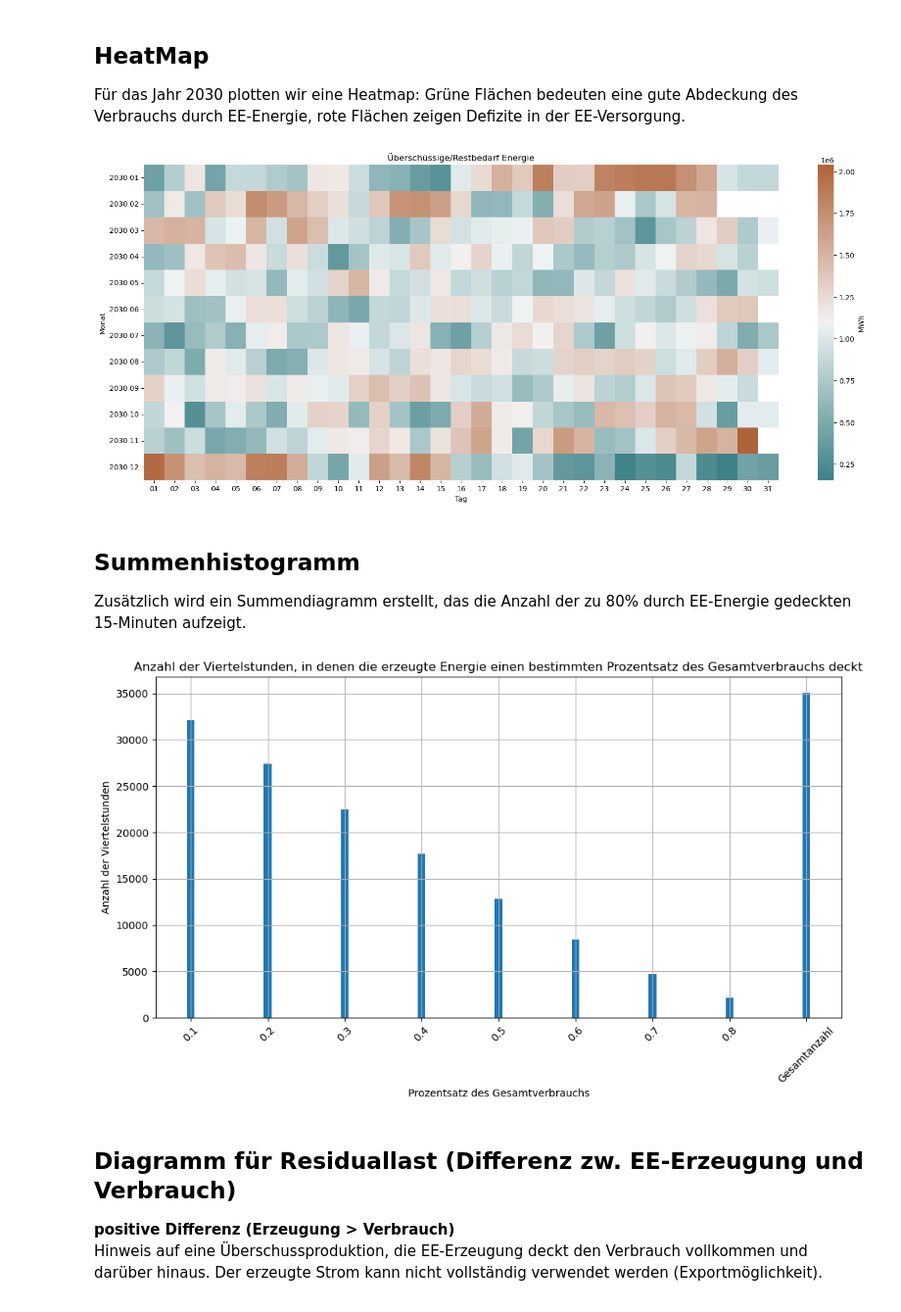
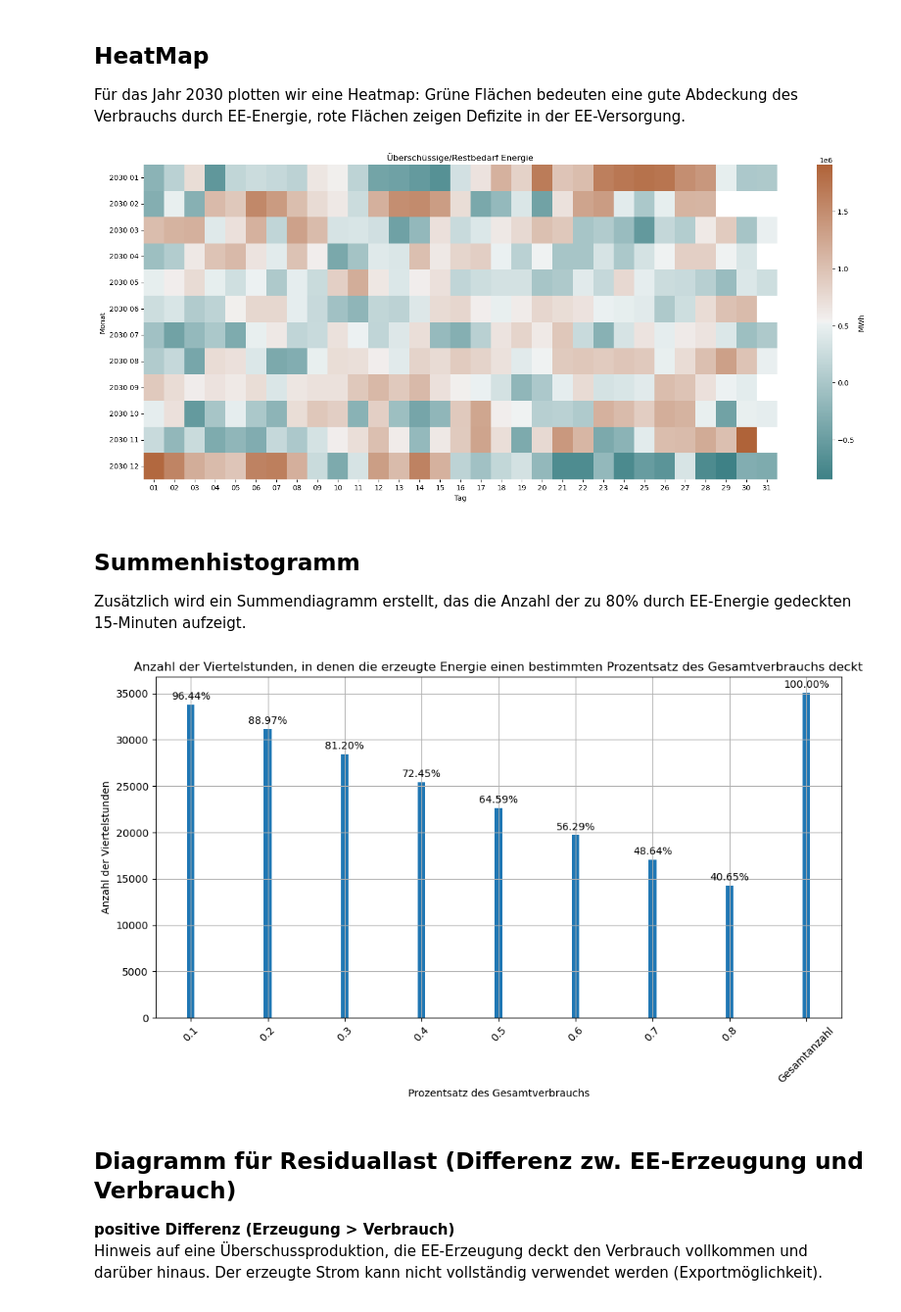
Before and after one commit to Gregor1998/Klimaneutral-20245, a Jupyter notebook: prototyp_1.ipynb, the cells around one changed output. Shown: that part at 98% size. Cells and saved outputs as stored; diff of their text form; code cells hidden in the pictures.

Commit message:
POLISH: add correct factors, summenhistogramm percentages

```diff
--- a/prototyp_1.ipynb
+++ b/prototyp_1.ipynb
@@ -37,7 +37,10 @@ Zu Beginn wird festgelegt, welches Szenario gerechnet werden soll, je nachdem we
 # %%
 # Faktoren, Variablen
 
-consumption_development_rate = 1.05
+consumption_development_rate = 1.045
+onshore_development_rate = 1.129
+offshore_development_rate = 1.066
+pv_development_rate = 1.131
 CO2_factor_Kohle = 0.35
 CO2_factor_Gas = 0.2
 share_coal = (100/39*23)/100
@@ -53,7 +56,7 @@ directory_yearly_generation = getData("Erzeugung")
 # Daten extrapolieren 2024 bis 2030
 for year in range(2024,2031):
     prev_year_df =directory_yearly_generation.get(year-1).copy()    #Kopie des Dataframe des letzten Jahres
-    extrapolated_data = Extrapolation(prev_year_df, year, 1.05, 1.03, 1.04)        #Erstellung eines neuen Objekts, mit einem DataFrame
+    extrapolated_data = Extrapolation(prev_year_df, year, onshore_development_rate, offshore_development_rate, pv_development_rate)        #Erstellung eines neuen Objekts, mit einem DataFrame
     directory_yearly_generation[extrapolated_data.year]= extrapolated_data.df   #DataFrame in das Erzeugungsverzeichnis gespeichert wird
 # %% [output]
 Data für 2015 loaded succsessfully.
@@ -136,42 +139,52 @@ Für das Jahr 2030 plotten wir eine Heatmap: Grüne Flächen bedeuten eine gute
 # %%
 plotCalendarHeatmap(resdidual_df, "Überschüssige/Restbedarf Energie", "Differenz", linewidths = 0)
 # %% [output]
-[figure, old version]
+[figure, new version]
 # %% [markdown]
 ## Summenhistogramm
 Zusätzlich wird ein Summendiagramm erstellt, das die Anzahl der zu 80% durch EE-Energie gedeckten 15-Minuten aufzeigt.
 # %%
 
 # Prozentsätze definieren
 percentages = [0.10, 0.20, 0.30, 0.40, 0.50, 0.60, 0.70, 0.80]
 
 # Dictionary, um die Anzahl der Viertelstunden für jeden Prozentsatz zu speichern
 coverage_counts = {percentage: 0 for percentage in percentages}
 
 # Berechne die Deckung für jede Viertelstunde
 for index, row in production_2030.iterrows():
     for percentage in percentages:
         if row['Gesamterzeugung_EE'] >= percentage * consumption_2030.loc[index, 'Gesamtverbrauch']:
             coverage_counts[percentage] += 1
 
 # Füge die Gesamtanzahl der Viertelstunden hinzu
 total_quarters = len(production_2030)
 coverage_counts['Gesamtanzahl'] = total_quarters
 
 # Erstelle ein Summenhistogramm
 plt.figure(figsize=(12, 6))
 # Convert keys to strings for consistent data types
 coverage_counts_str_keys = {str(key): value for key, value in coverage_counts.items()}
 
-plt.bar(coverage_counts_str_keys.keys(), coverage_counts_str_keys.values(), width=0.10, align='center')
+bars = plt.bar(coverage_counts_str_keys.keys(), coverage_counts_str_keys.values(), width=0.10, align='center')
+
+# Annotate bars with percentage of total quarters
+for bar in bars:
+    height = bar.get_height()
+    percentage = (height / total_quarters) * 100
+    plt.annotate(f'{percentage:.2f}%', xy=(bar.get_x() + bar.get_width() / 2, height),
+                 xytext=(0, 3),  # 3 points vertical offset
+                 textcoords="offset points",
+                 ha='center', va='bottom')
+
 plt.xlabel('Prozentsatz des Gesamtverbrauchs')
 plt.ylabel('Anzahl der Viertelstunden')
 plt.title('Anzahl der Viertelstunden, in denen die erzeugte Energie einen bestimmten Prozentsatz des Gesamtverbrauchs deckt')
 plt.xticks([str(key) for key in coverage_counts.keys()], rotation=45)
 plt.grid(True)
 plt.show()
 # %% [output]
-[figure, old version]
+[figure, new version]
 # %% [markdown]
 ## Diagramm für Residuallast (Differenz zw. EE-Erzeugung und Verbrauch)
 
```
Also changed, not shown: parts of 4 cells of this notebook.
